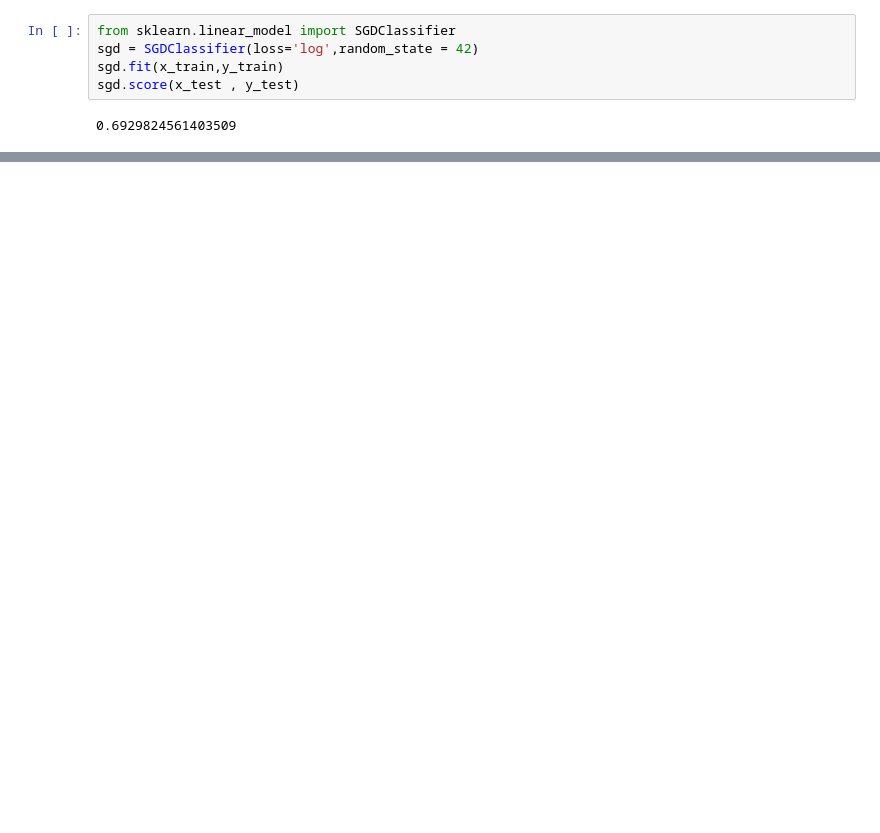
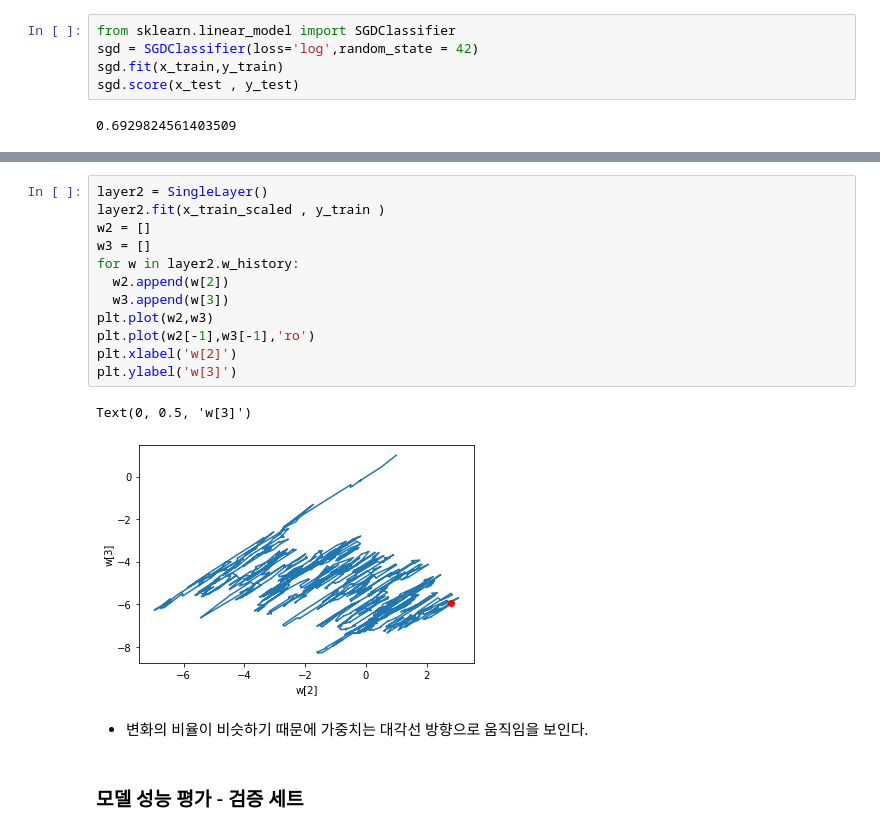
Before and after one commit to Dltmd202/DeepLearningStudy, a Jupyter notebook: DeepLearning.ipynb, the cells around one changed output, grey strips where cells are left out. Saved outputs shown, nothing was run; the diff lists cells and outputs as text; blank space fills up the shorter version.

```diff
--- a/DeepLearning.ipynb
+++ b/DeepLearning.ipynb
@@ -242,0 +365,19 @@ sgd.score(x_test , y_test)
+# %%
+layer2 = SingleLayer()
+layer2.fit(x_train_scaled , y_train )
+w2 = []
+w3 = []
+for w in layer2.w_history:
+  w2.append(w[2])
+  w3.append(w[3])
+plt.plot(w2,w3)
+plt.plot(w2[-1],w3[-1],'ro')
+plt.xlabel('w[2]')
+plt.ylabel('w[3]')
+# %% [output]
+Text(0, 0.5, 'w[3]')
+[figure, added]
+# %% [markdown]
+* 변화의 비율이 비슷하기 때문에 가중치는 대각선 방향으로 움직임을 보인다.
+# %% [markdown]
+### 모델 성능 평가 - 검증 세트
```
Also changed, not shown: parts of 27 cells of this notebook.
